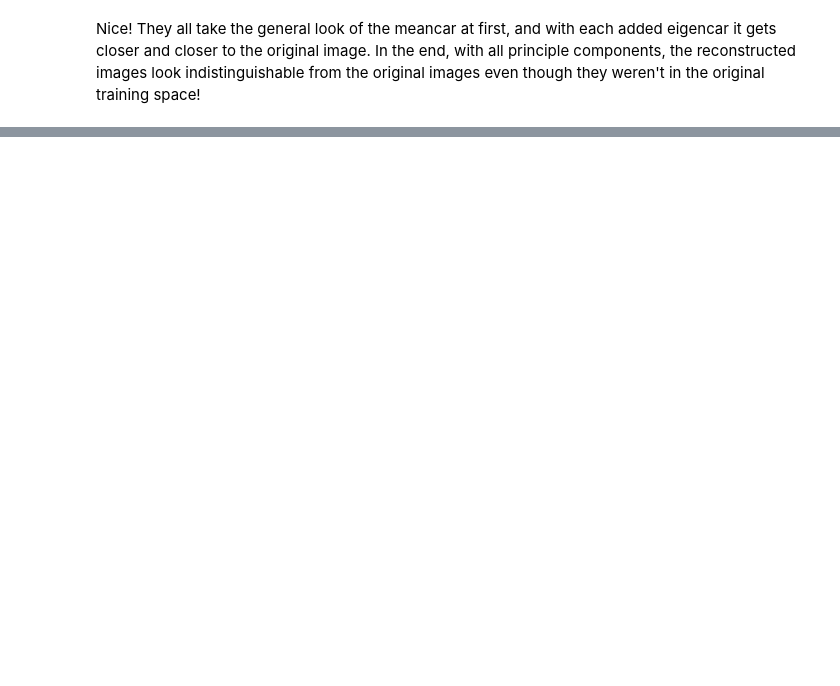
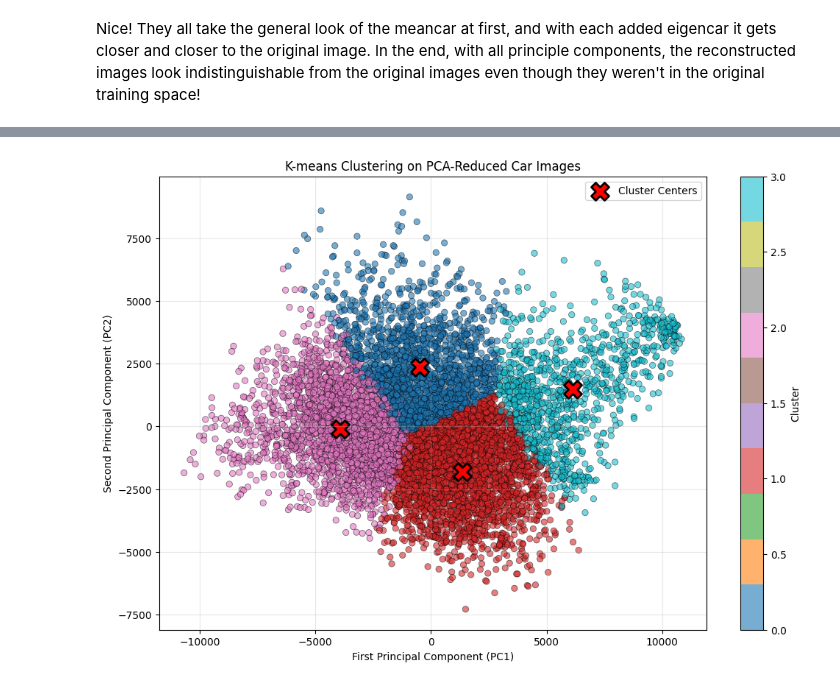
Before and after one commit to jaketakes/cogs118b-final-project, a Jupyter notebook: project.ipynb, the cells around one changed output, grey strips where cells are left out. Drawn from its saved outputs; the diff is of its cells as text; code cells hidden in the pictures; blank space fills up the shorter version.

```diff
--- a/project.ipynb
+++ b/project.ipynb
@@ -554,0 +609,25 @@ Nice! They all take the general look of the meancar at first, and with each adde
+# %%
+# Use first 2 PCs for visualization
+X_pca_2d = C[:2, :].T
+
+plt.figure(figsize=(12, 8))
+scatter = plt.scatter(X_pca_2d[:, 0], X_pca_2d[:, 1],
+                     c=cluster_labels, cmap='tab10',
+                     alpha=0.6, edgecolors='k', linewidth=0.5)
+
+# Plot cluster centers
+centers_2d = kmeans.cluster_centers_[:, :2]
+plt.scatter(centers_2d[:, 0], centers_2d[:, 1],
+           c='red', marker='X', s=300,
+           edgecolors='black', linewidth=2,
+           label='Cluster Centers')
+
+plt.xlabel('First Principal Component (PC1)')
+plt.ylabel('Second Principal Component (PC2)')
+plt.title('K-means Clustering on PCA-Reduced Car Images')
+plt.colorbar(scatter, label='Cluster')
+plt.legend()
+plt.grid(True, alpha=0.3)
+plt.show()
+# %% [output]
+[figure, added]
```
Also changed, not shown: parts of 23 cells of this notebook.
